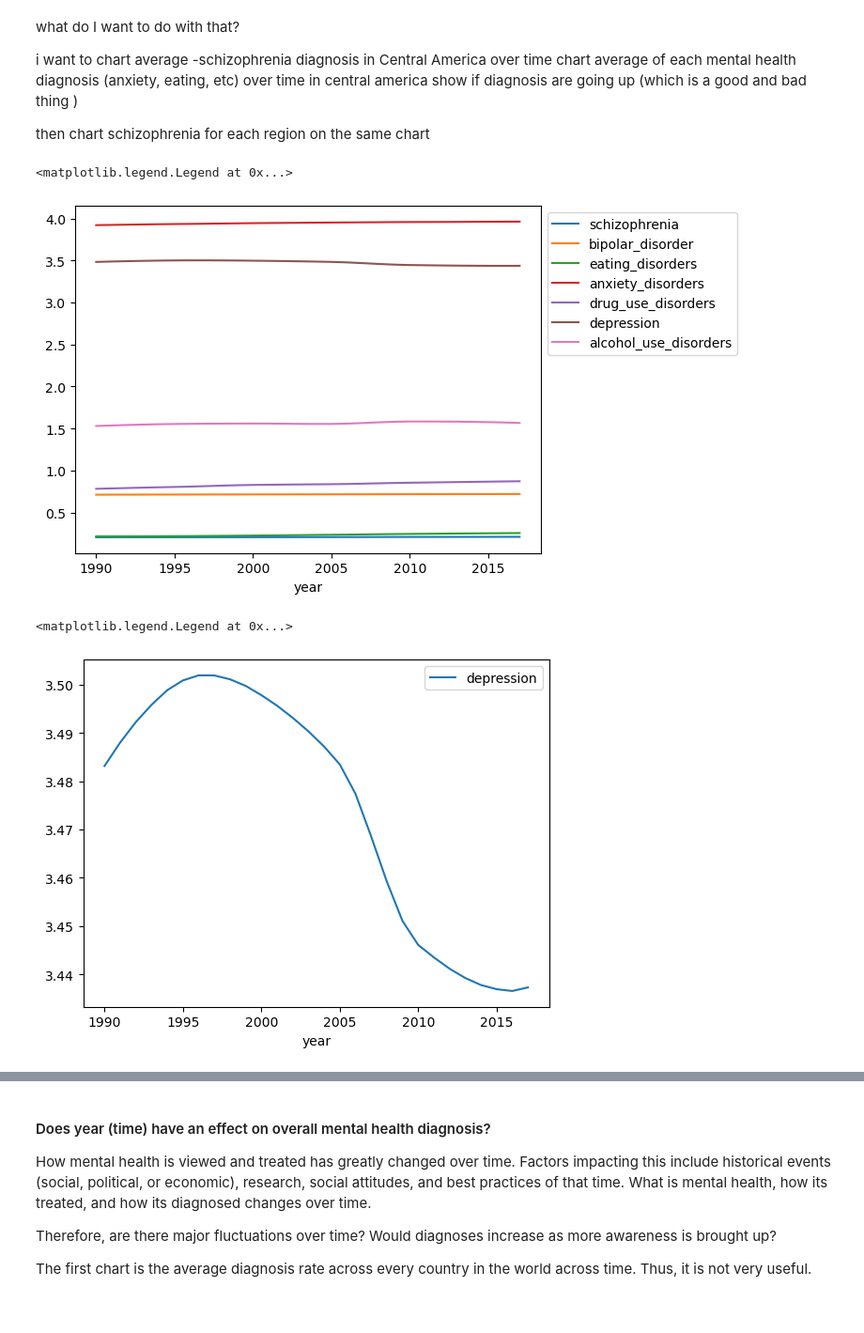
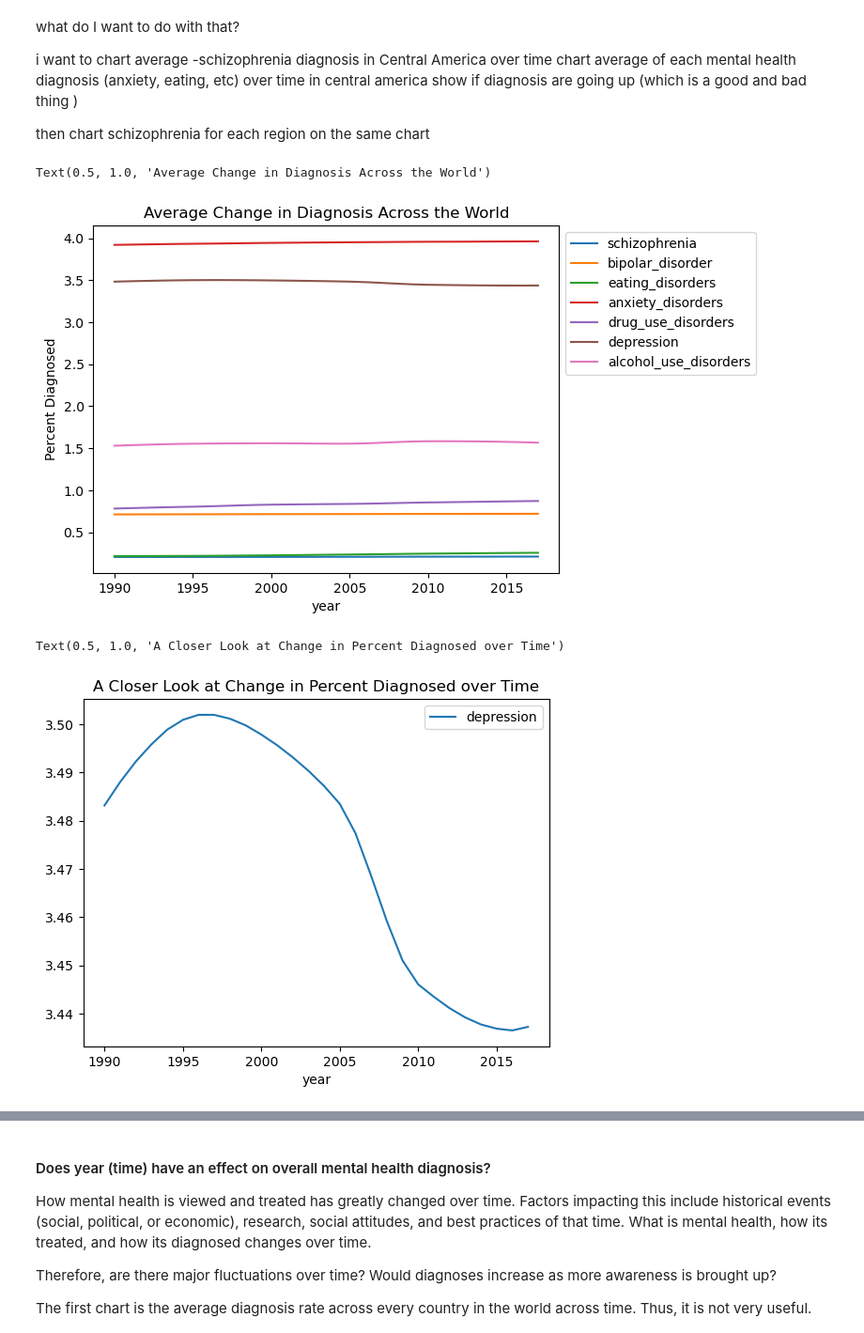
Before and after one commit to cindyreynoso/New-Project-4, a Jupyter notebook: Jacqueline/JAnalysis.ipynb, the cells around one changed output, grey strips where cells are left out. Shown at 94% size. Drawn from its saved outputs; the diff is of its cells as text; code cells hidden in the pictures; blank space fills up the shorter version.

```diff
--- a/Jacqueline/JAnalysis.ipynb
+++ b/Jacqueline/JAnalysis.ipynb
@@ -138,16 +140,19 @@ then chart schizophrenia for each region on the same chart
 Q2_df = mhddd_df.groupby("year")
 fig2 = Q2_df[columns].mean().plot(kind = "line")
 fig2.legend(bbox_to_anchor=(1.0, 1.0))
+fig2.set_ylabel("Percent Diagnosed")
+fig2.set_title("Average Change in Diagnosis Across the World")
 # %% [output]
-<matplotlib.legend.Legend at 0x...>
+Text(0.5, 1.0, 'Average Change in Diagnosis Across the World')
-[figure, old version]
+[figure, new version]
 # %%
 temp_df = mhddd_df.groupby("year")
 a = temp_df["depression"].mean().plot(kind = "line")
 a.legend(bbox_to_anchor=(1.0, 1.0))
+a.set_title("A Closer Look at Change in Percent Diagnosed over Time")
 # %% [output]
-<matplotlib.legend.Legend at 0x...>
+Text(0.5, 1.0, 'A Closer Look at Change in Percent Diagnosed over Time')
-[figure, old version]
+[figure, new version]
 # %%
 #region_dfs = [NA_df, CA_df, SA_df, EU_df, ME_df, SSA_df, SAsia_df, SEAsia_df, EAsia_df, OC_df]
 regmin1 = [CA_df, SA_df, EU_df, ME_df, SSA_df, SAsia_df, SEAsia_df, EAsia_df, OC_df]
```
Also changed, not shown: parts of 19 cells of this notebook.
